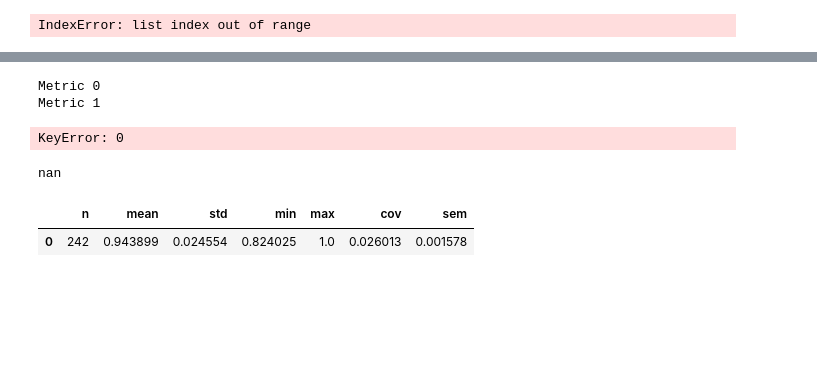
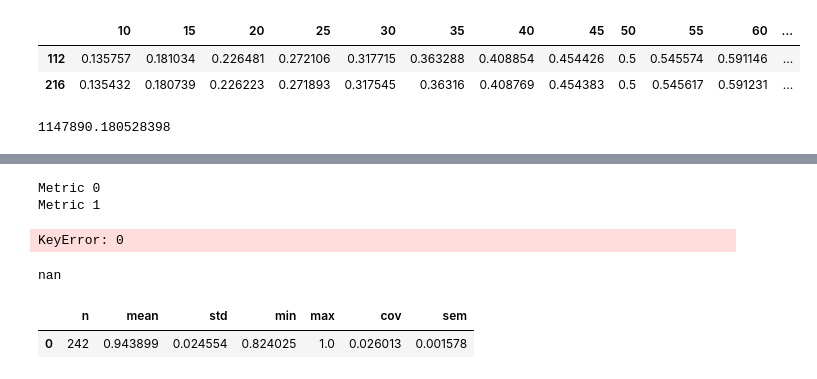
Before and after one commit to CuriBio/sdk_refactor, a Jupyter notebook: Untitled.ipynb, the cells around one changed output, grey strips where cells are left out. Saved outputs shown, nothing was run; the diff lists cells and outputs as text; code cells hidden in the pictures; blank space fills up the shorter version.

```diff
--- a/Untitled.ipynb
+++ b/Untitled.ipynb
@@ -18,12 +20,6 @@ well = pulse3D.WellFile(data_file)
 # %%
 data_file='./src/tests/h5/v0.3.1/MA201110001__2020_09_03_213024/MA201110001__2020_09_03_213024__A1.h5'
-well = pulse3D.WellFile(data_file)
+well = pulse3D.plate_recording.WellFile(data_file)
-# %%
-P = pulse3D.PlateRecording('/Users/kristianeschenburg/Documents/Code/CuriBio/sdk_refactor/sample_data/')
-# pulse3D.write_xlsx(P, '/Users/kristianeschenburg/Documents/Code/CuriBio/sdk_refactor/sample_data/Test.xlsx')
-well = P.wells[1]
-# %% [output]
-IndexError: list index out of range
 # %%
 twitch_width_percents = np.arange(10, 95, 5)
 
@@ -54,3 +50,18 @@ metric_mapper = {
     TWITCH_PERIOD_UUID: TwitchPeriod(rounded=rounded),
     WIDTH_UUID: TwitchWidth(rounded=rounded),
 }
+# %%
+metric_id = WIDTH_UUID
+metric = metric_mapper[metric_id]
+estimate = metric.fit(**metric_parameters)
+estimate
+# %% [output]
+|  | 10 | 15 | 20 | 25 | 30 | 35 | 40 | 45 | 50 | 55 | 60 | ... |
+| 112 | 0.135757 | 0.181034 | 0.226481 | 0.272106 | 0.317715 | 0.363288 | 0.408854 | 0.454426 | 0.5 | 0.545574 | 0.591146 | ... |
+| 216 | 0.135432 | 0.180739 | 0.226223 | 0.271893 | 0.317545 | 0.36316 | 0.408769 | 0.454383 | 0.5 | 0.545617 | 0.591231 | ... |
+# %%
+metric = metrics.TwitchWidthCoordinates()
+coordinate_df = metric.fit(**metric_parameters)
+coordinate_df.loc[112]['time','falling',10]
+# %% [output]
+1147890.180528398
```
Also changed, not shown: parts of 8 cells of this notebook, 3 other files.
